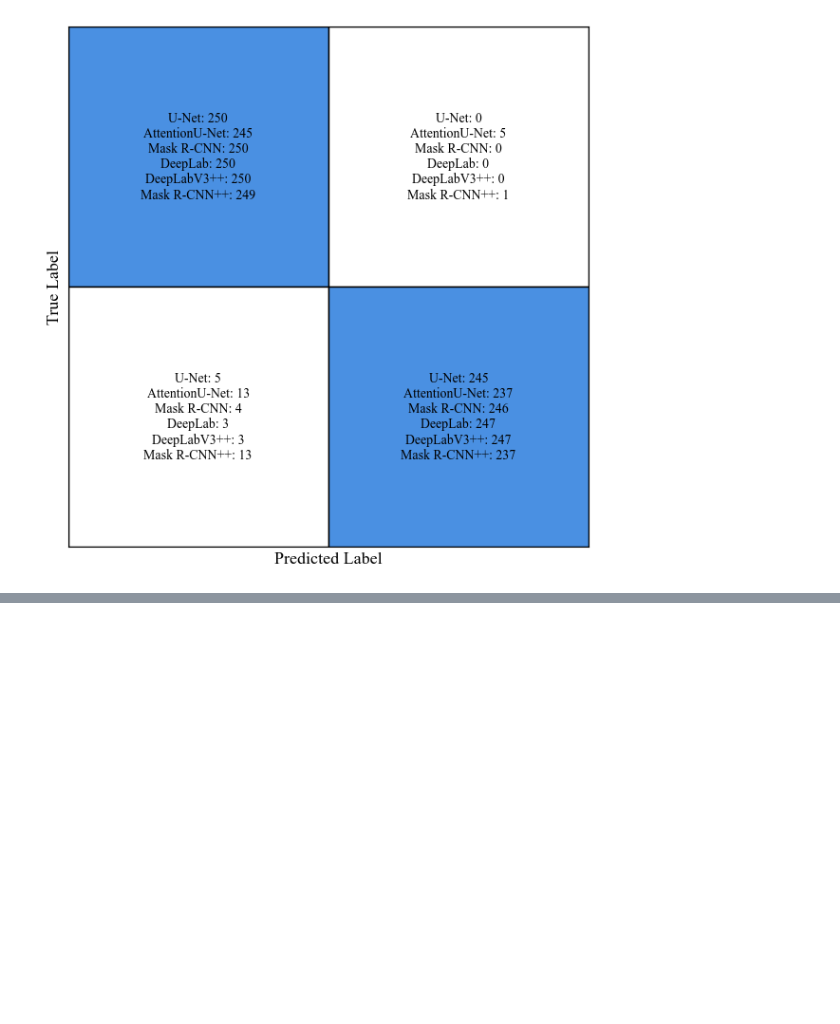
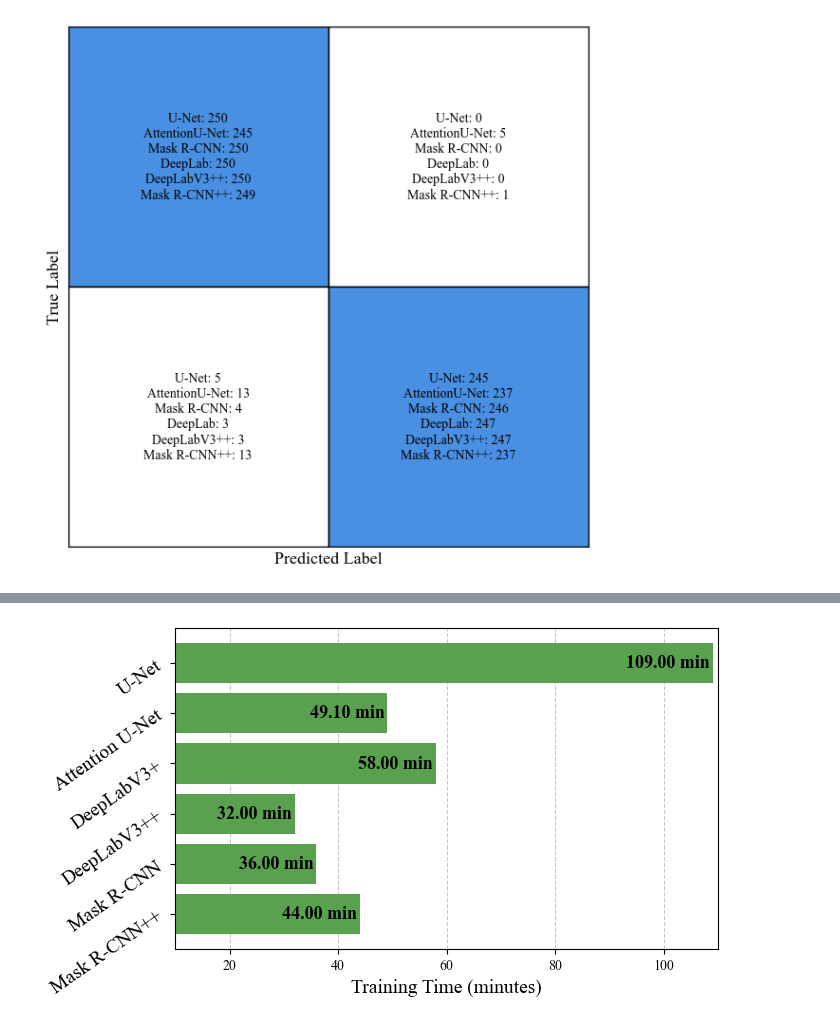
Before and after one commit to ammaster10s/Year3, a Jupyter notebook: Temp/Test.ipynb, the cells around one changed output, grey strips where cells are left out. Drawn from its saved outputs; the diff is of its cells as text; code cells hidden in the pictures; blank space fills up the shorter version.

```diff
--- a/Temp/Test.ipynb
+++ b/Temp/Test.ipynb
@@ -641,0 +643,38 @@ plt.show()
+# %%
+import matplotlib.pyplot as plt
+import numpy as np
+
+# Set font
+plt.rcParams['font.family'] = 'Times New Roman'
+
+# Data
+models = ['U-Net', 'Attention U-Net', 'DeepLabV3+', 'DeepLabV3++', 'Mask R-CNN', 'Mask R-CNN++']
+training_time = [109.0, 49.1, 58.0, 32.0, 36.0, 44.0]
+
+# Reverse for horizontal plotting
+models = models[::-1]
+training_time = training_time[::-1]
+
+# Plot
+fig, ax = plt.subplots(figsize=(7, 4))
+bars = ax.barh(models, training_time,  color="#59A14F")
+
+# Annotate bars with training time
+for bar, time in zip(bars, training_time):
+        width = bar.get_width()
+        ax.text(width - 0.5, bar.get_y() + bar.get_height() / 2,
+                f'{width:.2f} min', va='center', ha='right', fontsize=13, color='black', fontweight='bold')
+
+# Labels and styling
+ax.set_xlabel('Training Time (minutes)', fontsize=14)
+ax.set_xlim(0, max(training_time) + 15)
+ax.xaxis.grid(True, linestyle='--', alpha=0.7)
+ax.set_axisbelow(True)
+ax.set_xlim(10, 110)
+# Set rotated y-tick labels
+ax.set_yticklabels(models, rotation=35, fontsize=14)
+
+plt.tight_layout()
+plt.show()
+# %% [output]
+[figure, added]
```
Also changed, not shown: parts of 2 cells of this notebook.
